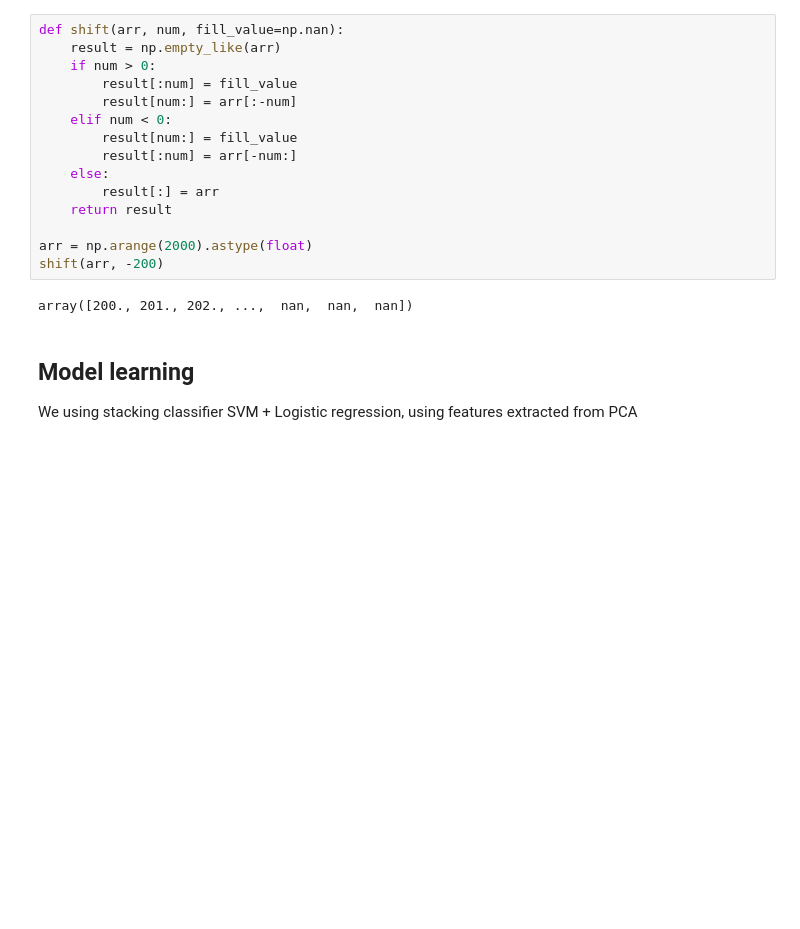
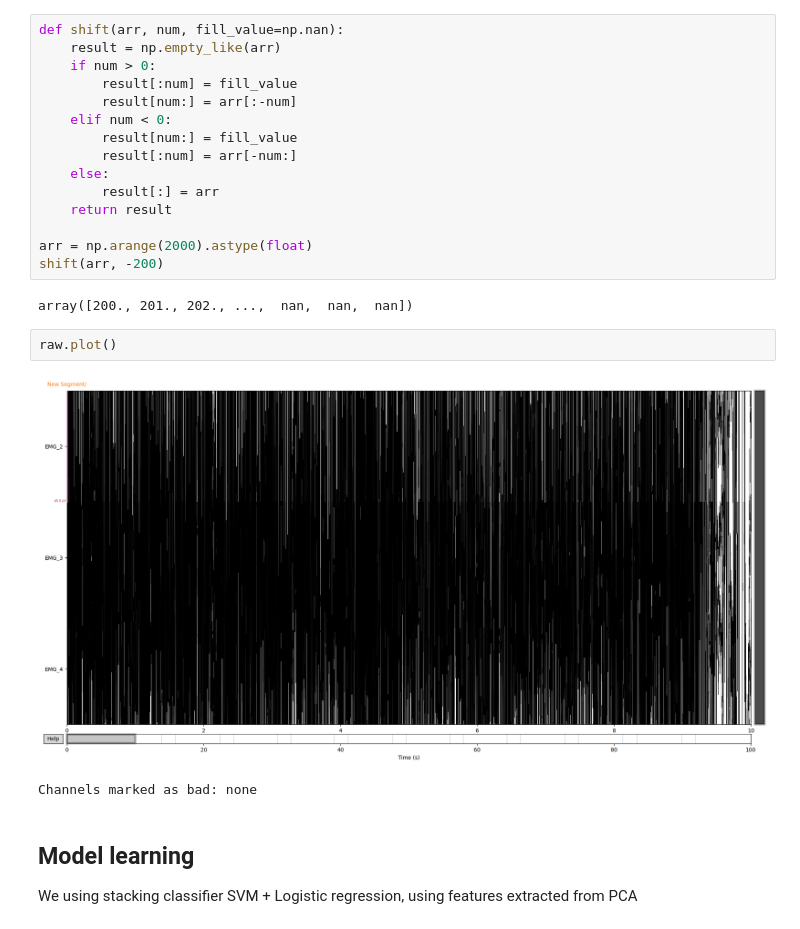
Before and after one commit to CNBR-Skoltech/osseointegration-pattern-recognition, a Jupyter notebook: Arm_decoding.ipynb, the cells around one changed output. Saved outputs shown, nothing was run; the diff lists cells and outputs as text; blank space fills up the shorter version.

```diff
--- a/Arm_decoding.ipynb
+++ b/Arm_decoding.ipynb
@@ -86,6 +86,11 @@ arr = np.arange(2000).astype(float)
 shift(arr, -200)
 # %% [output]
 array([200., 201., 202., ...,  nan,  nan,  nan])
+# %%
+raw.plot()
+# %% [output]
+[figure, added]
+Channels marked as bad: none
 # %% [markdown]
 ## Model learning
 We using stacking classifier SVM + Logistic regression, using features extracted from PCA
```
Also changed, not shown: parts of 7 cells of this notebook.
